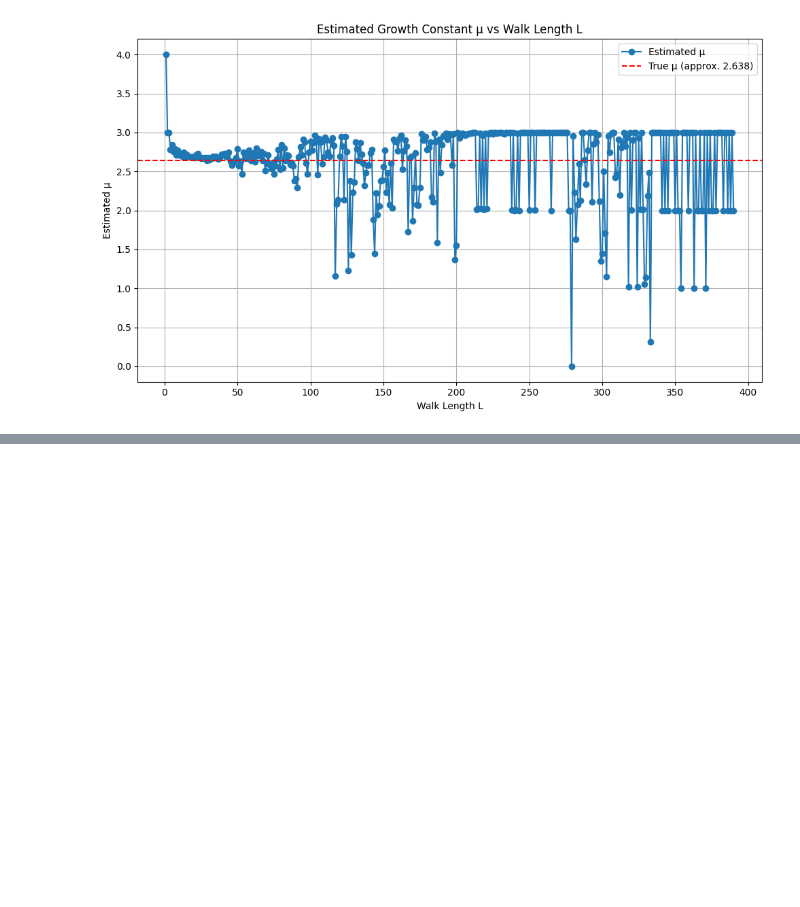
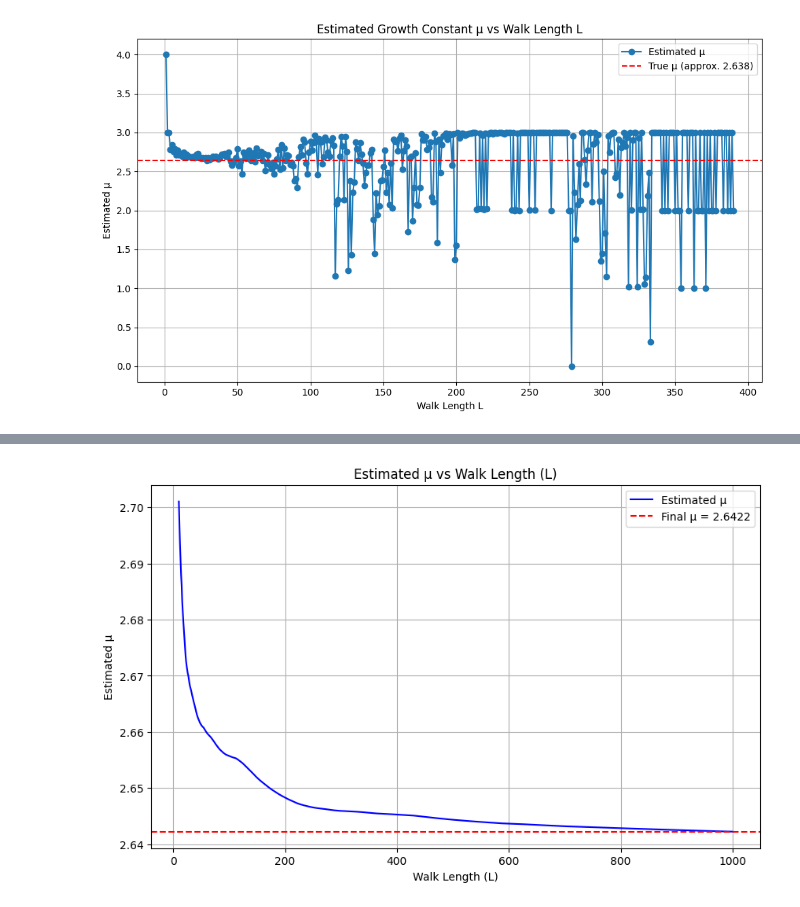
Before and after one commit to georgiakarenlau/ST3247, a Jupyter notebook: SMC.ipynb, the cells around one changed output, grey strips where cells are left out. Saved outputs shown, nothing was run; the diff lists cells and outputs as text; code cells hidden in the pictures; blank space fills up the shorter version.

```diff
--- a/SMC.ipynb
+++ b/SMC.ipynb
@@ -66,0 +69,99 @@ plt.show()
+# %%
+import random
+import numpy as np
+import statsmodels.api as sm
+from tqdm import tqdm
+import matplotlib.pyplot as plt
+
+def estimate_mu(N, max_L):
+    # Initialize N walks at L=0 (single point)
+    walks = [[(0, 0)] for _ in range(N)]
+    log_c = 0.0  # log(c_0) = 0 since c_0=1
+
+    # Lists for regression data: y = (log c_L)/L, x1 = 1/L, x2 = (log L)/L
+    y_list, x1_list, x2_list = [], [], []
+    mu_estimates = []  # To store intermediate mu estimates
+    L_values = []      # To store corresponding L values
+
+    for step in tqdm(range(max_L)):
+        new_walks, weights = [], []
+        current_L = step + 1  # Current L after extension
+
+        # Extend each walk from L to L+1
+        for path in walks:
+            x, y = path[-1]
+            neighbors = [(x+1, y), (x-1, y), (x, y+1), (x, y-1)]
+            valid = [n for n in neighbors if n not in path]
+            m = len(valid)
+
+            if m > 0:
+                new_path = path + [random.choice(valid)]
+                weight = m
+            else:
+                new_path = path  # Trapped
+                weight = 0
+
+            new_walks.append(new_path)
+            weights.append(weight)
+
+        # Calculate ratio c_{L+1}/c_L (average weight)
+        r_L = np.mean(weights)
+        if r_L <= 0:
+            break  # All walks trapped
+
+        log_c += np.log(r_L)
+
+        # Store regression data
+        y = log_c / current_L
+        x1 = 1 / current_L
+        x2 = np.log(current_L) / current_L
+        y_list.append(y)
+        x1_list.append(x1)
+        x2_list.append(x2)
+
+        # Resample walks based on weights
+        total_weight = sum(weights)
+        if total_weight > 0:
+            probs = [w / total_weight for w in weights]
+            indices = np.random.choice(len(new_walks), size=N, p=probs)
+            walks = [new_walks[i] for i in indices]
+        else:
+            break  # All walks trapped
+
+        # Perform regression up to current_L to estimate mu
+        if current_L >= 10:  # Start estimating mu after some steps
+            X = np.column_stack((x1_list, x2_list, np.ones_like(x1_list)))
+            model = sm.OLS(y_list, X)
+            results = model.fit()
+            log_mu = results.params[2]  # Intercept term is log(mu)
+            mu_estimates.append(np.exp(log_mu))
+            L_values.append(current_L)
+
+    # Final regression to estimate mu
+    X = np.column_stack((x1_list, x2_list, np.ones_like(x1_list)))
+    model = sm.OLS(y_list, X)
+    results = model.fit()
+    log_mu = results.params[2]  # Intercept term is log(mu)
+    mu_final = np.exp(log_mu)
+
+    return mu_final, L_values, mu_estimates
+
+# Parameters
+N = 1000
+max_L = 1000
+
+# Estimate mu and get intermediate values
+mu_final, L_values, mu_estimates = estimate_mu(N, max_L)
+print(f"Final estimate of μ: {mu_final:.4f}")
+
+# Plot mu estimates vs L
+plt.figure(figsize=(10, 6))
+plt.plot(L_values, mu_estimates, 'b-', label='Estimated μ')
+plt.axhline(y=mu_final, color='r', linestyle='--', label=f'Final μ = {mu_final:.4f}')
+plt.xlabel('Walk Length (L)')
+plt.ylabel('Estimated μ')
+plt.title('Estimated μ vs Walk Length (L)')
+plt.legend()
+plt.grid(True)
+plt.show()
+# %% [output]
@@ -66,0 +169 @@ plt.show()
+[figure, added]
```
Also changed, not shown: parts of 2 cells of this notebook.
